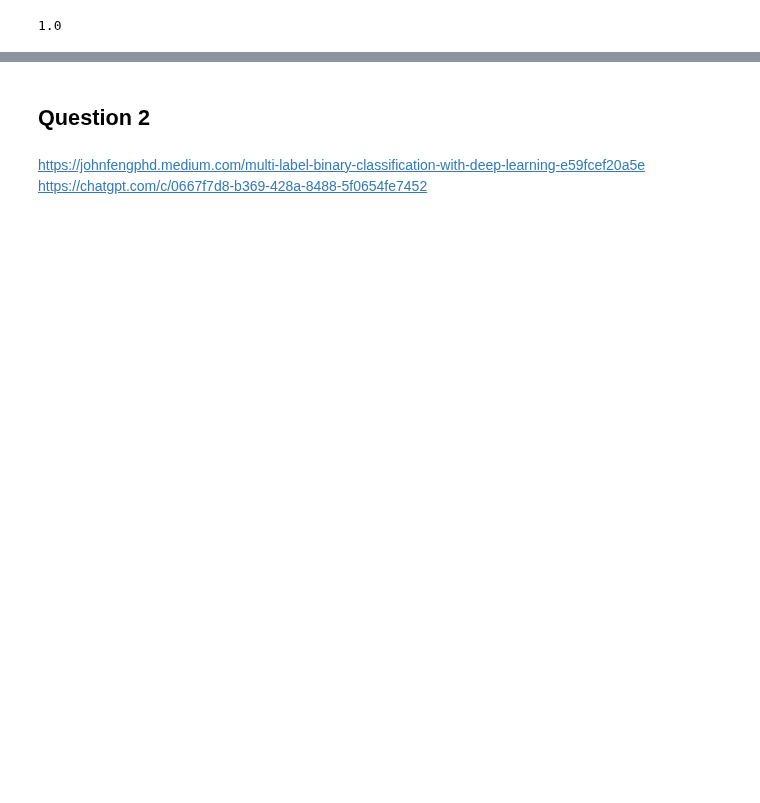
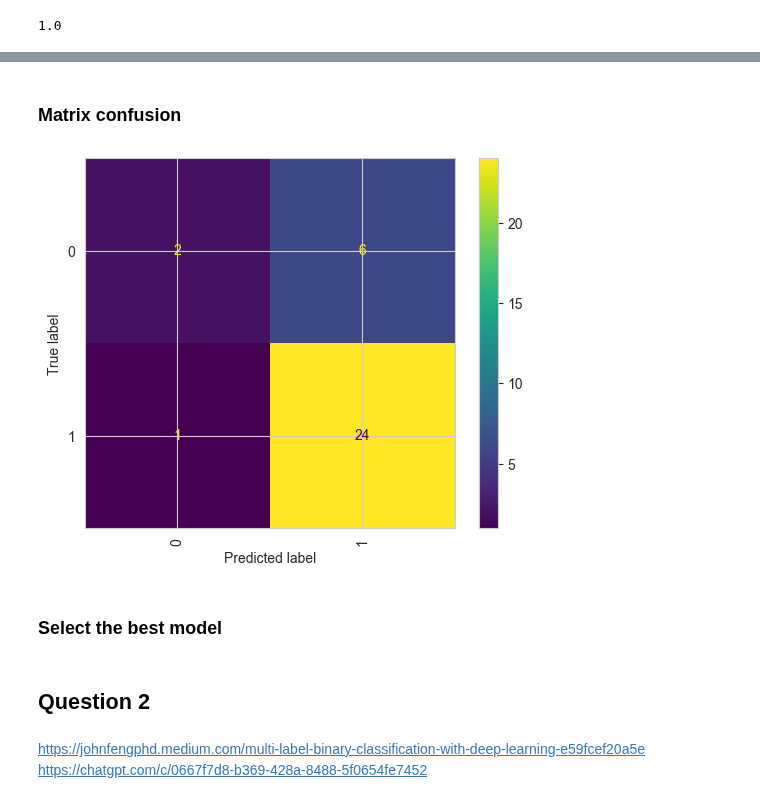
Before and after one commit to SylvainEstebe/predict_intention_action_gap, a Jupyter notebook: src/question_1.ipynb, the cells around one changed output, grey strips where cells are left out. Saved outputs shown, nothing was run; the diff lists cells and outputs as text; code cells hidden in the pictures; blank space fills up the shorter version.

```diff
--- a/src/question_1.ipynb
+++ b/src/question_1.ipynb
@@ -194,3 +319,15 @@ precision_score(y_true, y_pred, average='binary')
+# %% [markdown]
+### Matrix confusion
+# %%
+cm = confusion_matrix(true_y, predict_y)
+disp = ConfusionMatrixDisplay(confusion_matrix=cm)
+disp.plot()
+plt.xticks(rotation=90)
+plt.show()
+# %% [output]
+[figure, added]
+# %% [markdown]
+### Select the best model
 # %% [markdown]
 ## Question 2
 # %% [markdown]
```
Also changed, not shown: parts of 41 cells of this notebook, 3 other files.
